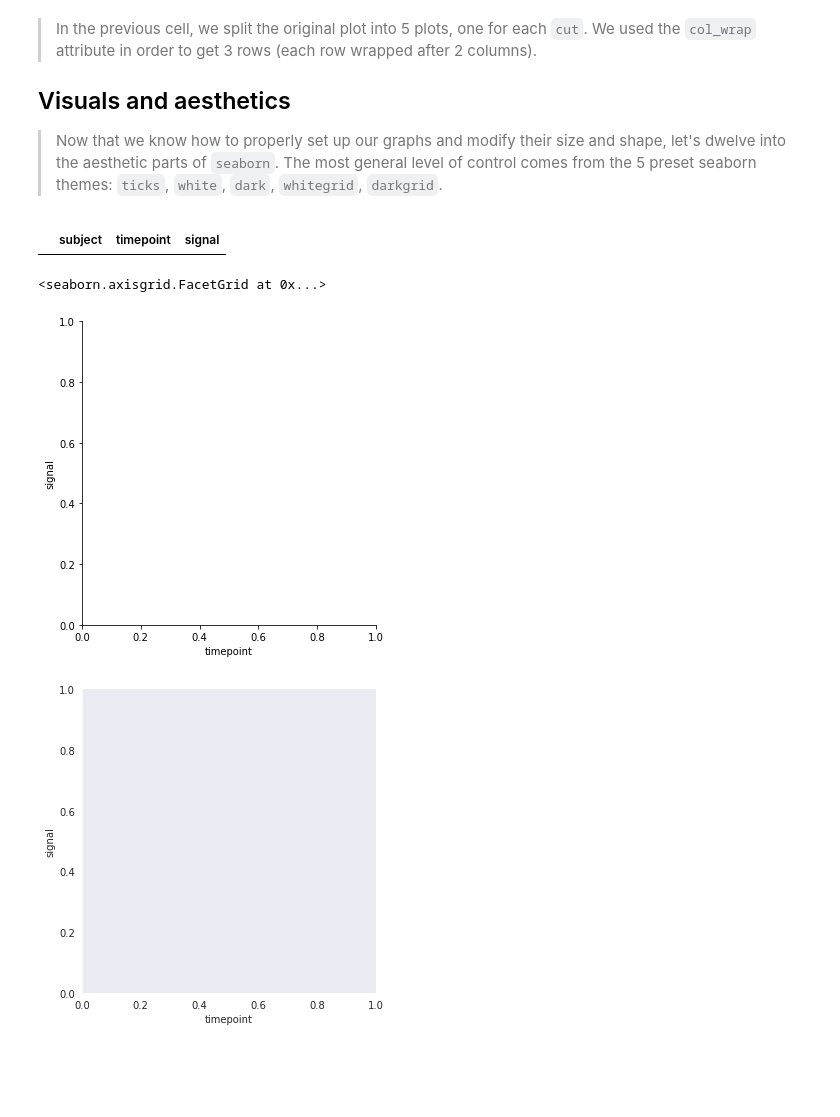
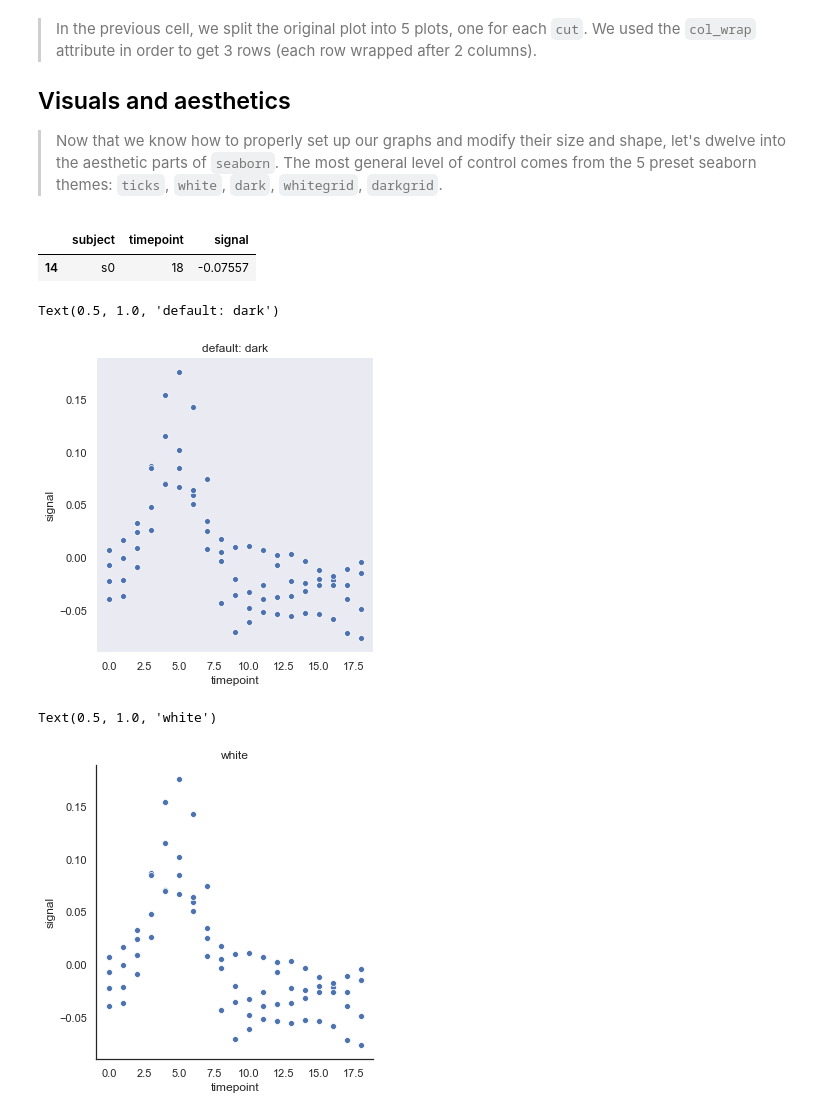
Before and after one commit to erikmagic/python-tutorials, a Jupyter notebook: seaborn/seaborn_en.ipynb, the cells around one changed output. Cells and saved outputs as stored; diff of their text form; code cells hidden in the pictures; blank space fills up the shorter version.

```diff
--- a/seaborn/seaborn_en.ipynb
+++ b/seaborn/seaborn_en.ipynb
@@ -17,6 +17,7 @@ import numpy as np
 import pandas as pd
 import matplotlib
 import matplotlib.pyplot as plt
+sns.set()
 # %% [markdown]
 ## Introduction
 #### Why is it so important to have good and pretty visualisation tools?
@@ -188,17 +190,24 @@ g.set_titles("{col_name}")
 >`darkgrid`.
 # %%
 fmri_data2 = sns.load_dataset("fmri")
-single_fmri = fmri_data2[fmri_data.subject=="s0"].drop(['event', 'region'], axis=1)
+single_fmri = fmri_data2[fmri_data2.subject=="s0"].drop(['event', 'region'], axis=1)
 single_fmri.head(1)
 # %% [output]
 |  | subject | timepoint | signal |
+| 14 | s0 | 18 | -0.07557 |
 # %%
-sns.relplot(x="timepoint", y="signal", data=single_fmri)
-
 sns.set_style("dark")
-
-sns.relplot(x="timepoint", y="signal", data=single_fmri)
+g = sns.relplot(x="timepoint", y="signal", data=single_fmri)
+g.ax.set_title("default: dark")
 # %% [output]
-<seaborn.axisgrid.FacetGrid at 0x...>
+Text(0.5, 1.0, 'default: dark')
-[figure, old version]
+[figure, new version]
-[figure, removed]
+# %%
+
+sns.set_style("white")
+
+g = sns.relplot(x="timepoint", y="signal", data=single_fmri)
+g.ax.set_title("white")
+# %% [output]
+Text(0.5, 1.0, 'white')
+[figure, added]
```
Also changed, not shown: parts of 41 cells of this notebook.
